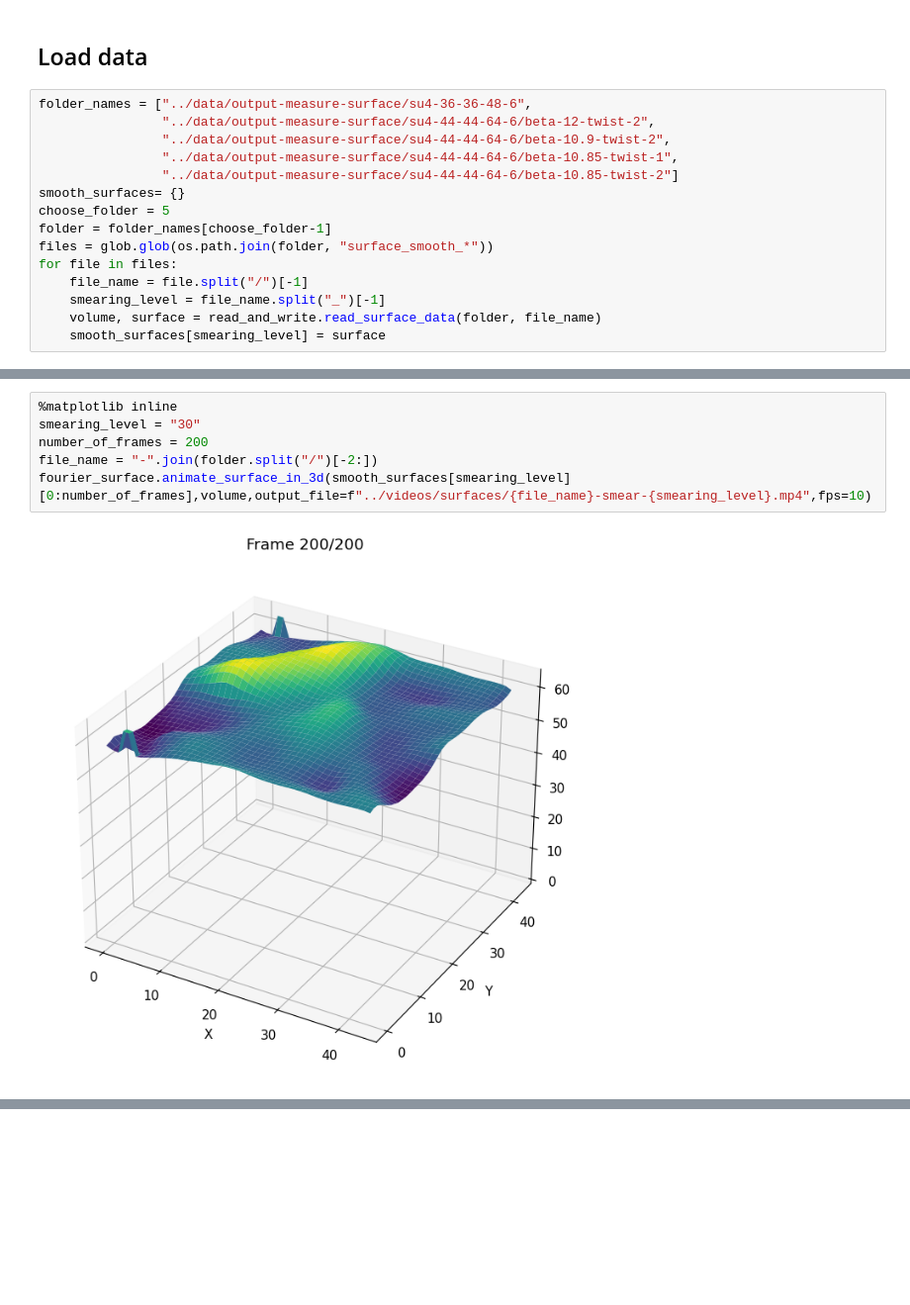
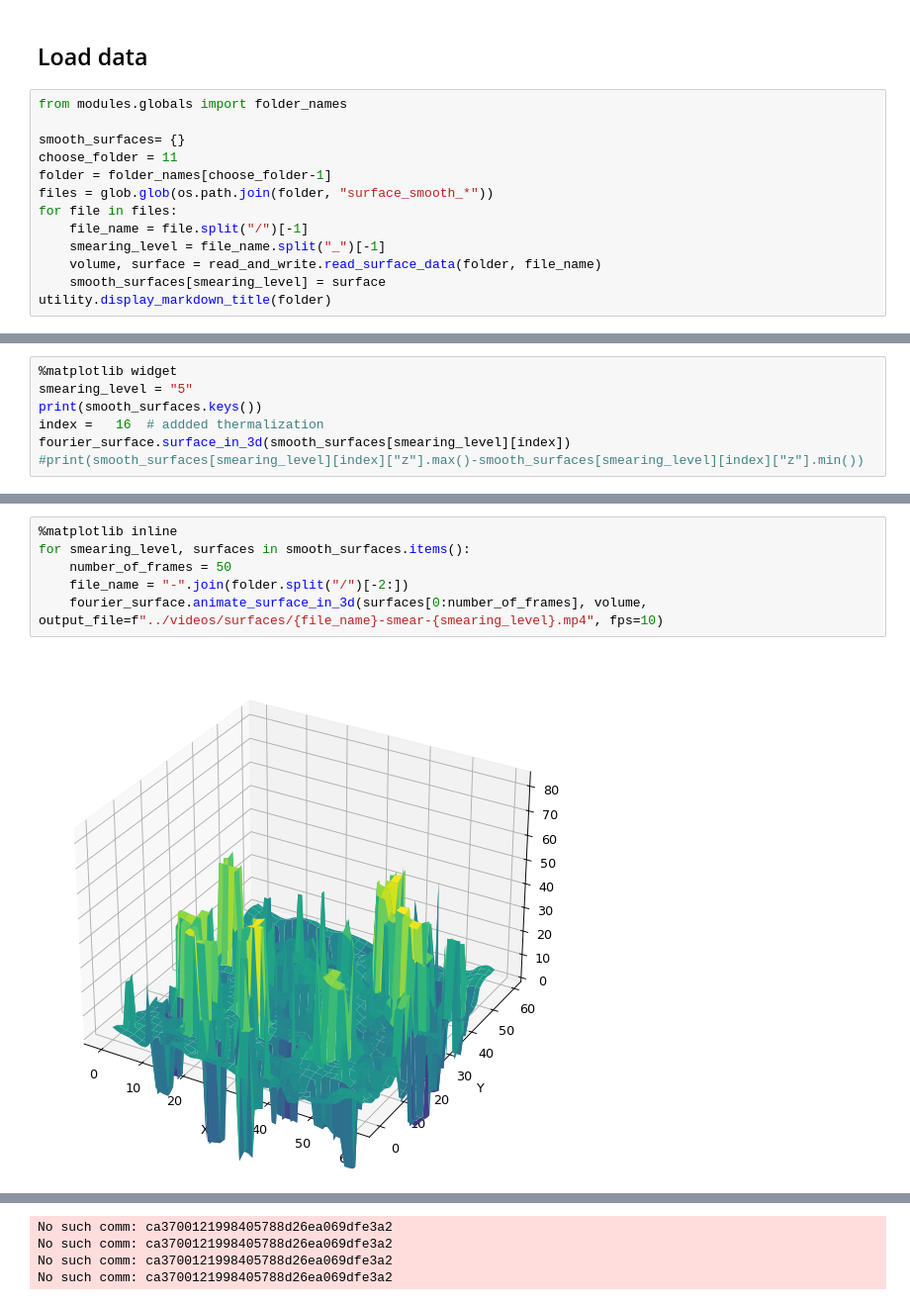
Before and after one commit to Haaaaron/SUN_twist_python_analysis, a Jupyter notebook: notebooks/SUN_plot_surface.ipynb, the cells around one changed output, grey strips where cells are left out. Shown at 99% size. Drawn from its saved outputs; the diff is of its cells as text; blank space fills up the shorter version.

```diff
--- a/notebooks/SUN_plot_surface.ipynb
+++ b/notebooks/SUN_plot_surface.ipynb
@@ -18,13 +10,10 @@ import glob
 # %% [markdown]
 ## Load data
 # %%
-folder_names = ["../data/output-measure-surface/su4-36-36-48-6",
-                "../data/output-measure-surface/su4-44-44-64-6/beta-12-twist-2",
-                "../data/output-measure-surface/su4-44-44-64-6/beta-10.9-twist-2",
-                "../data/output-measure-surface/su4-44-44-64-6/beta-10.85-twist-1",
-                "../data/output-measure-surface/su4-44-44-64-6/beta-10.85-twist-2"]
+from modules.globals import folder_names
+
 smooth_surfaces= {}
-choose_folder = 5
+choose_folder = 11
 folder = folder_names[choose_folder-1]
 files = glob.glob(os.path.join(folder, "surface_smooth_*"))
 for file in files:
@@ -32,3 +21,4 @@ for file in files:
     smearing_level = file_name.split("_")[-1]
     volume, surface = read_and_write.read_surface_data(folder, file_name)
     smooth_surfaces[smearing_level] = surface
+utility.display_markdown_title(folder)
@@ -42,0 +27,7 @@ fourier_surface.surface_in_3d(smooth_surfaces[smearing_level_index][69])
+# %%
+%matplotlib widget
+smearing_level = "5"
+print(smooth_surfaces.keys())
+index =   16  # addded thermalization
+fourier_surface.surface_in_3d(smooth_surfaces[smearing_level][index])
+#print(smooth_surfaces[smearing_level][index]["z"].max()-smooth_surfaces[smearing_level][index]["z"].min())
@@ -43,8 +37,8 @@ fourier_surface.surface_in_3d(smooth_surfaces[smearing_level_index][69])
 # %%
 %matplotlib inline
-smearing_level = "30"
-number_of_frames = 200
-file_name = "-".join(folder.split("/")[-2:])
-fourier_surface.animate_surface_in_3d(smooth_surfaces[smearing_level][0:number_of_frames],volume,output_file=f"../videos/surfaces/{file_name}-smear-{smearing_level}.mp4",fps=10)
+for smearing_level, surfaces in smooth_surfaces.items():
+    number_of_frames = 50
+    file_name = "-".join(folder.split("/")[-2:])
+    fourier_surface.animate_surface_in_3d(surfaces[0:number_of_frames], volume, output_file=f"../videos/surfaces/{file_name}-smear-{smearing_level}.mp4", fps=10)
 # %% [output]
-[figure, old version]
+[figure, new version]
@@ -50,0 +51,4 @@ fourier_surface.animate_surface_in_3d(smooth_surfaces[smearing_level][0:number_o
+No such comm: ca3700121998405788d26ea069dfe3a2
+No such comm: ca3700121998405788d26ea069dfe3a2
+No such comm: ca3700121998405788d26ea069dfe3a2
+No such comm: ca3700121998405788d26ea069dfe3a2
```
Also changed, not shown: parts of 8 cells of this notebook, 14 other files.
